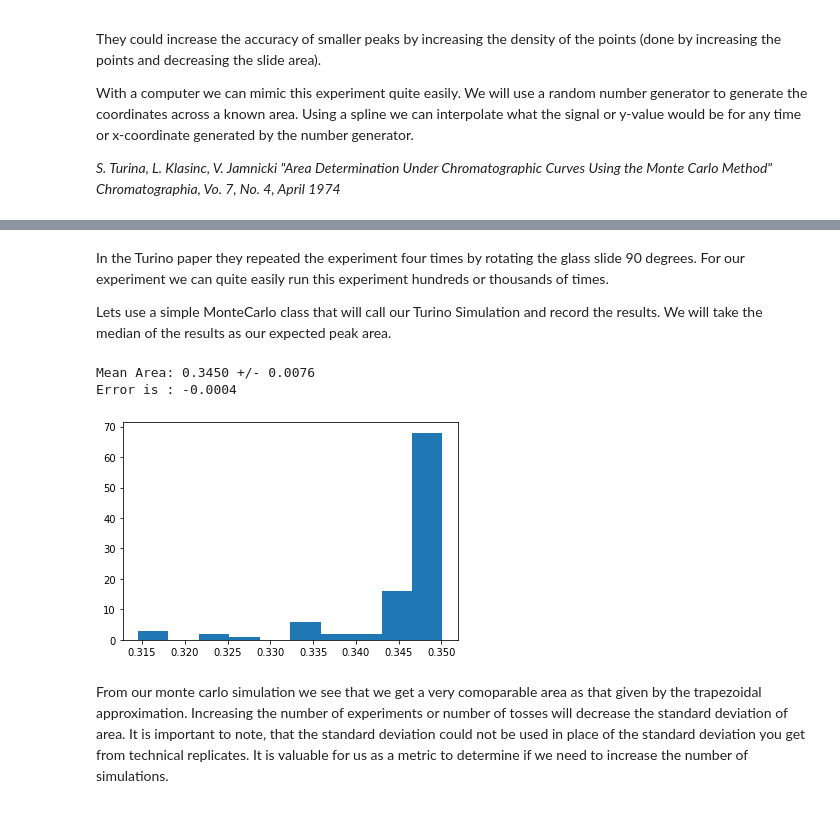
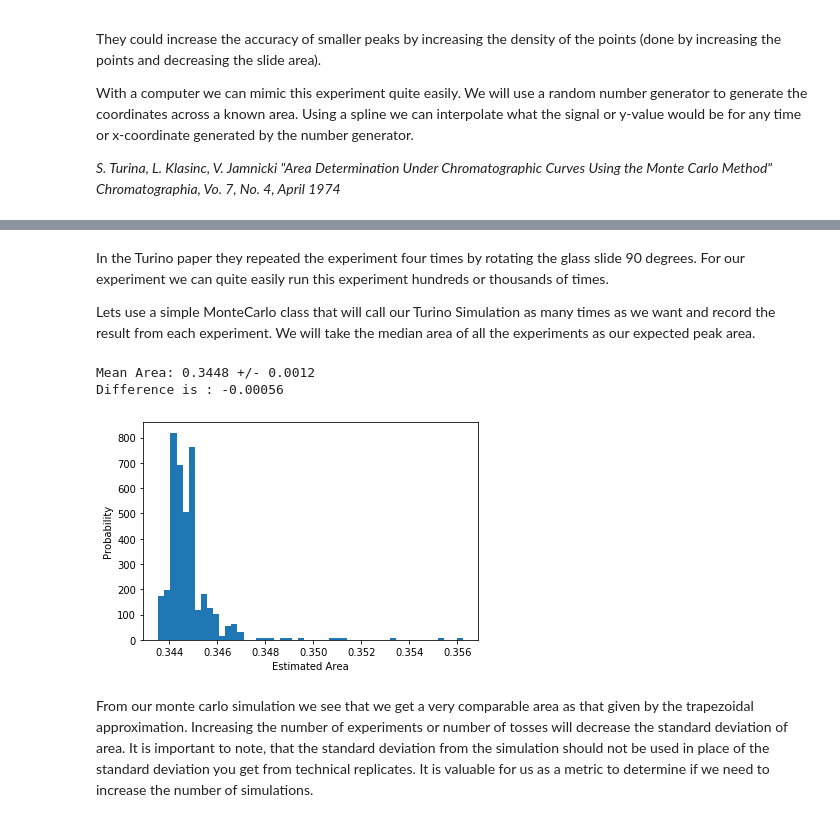
Before and after one commit to brae-pete/MonteCarlo, a Jupyter notebook: MC_TurinaPeakIntegration.ipynb, the cells around one changed output, grey strips where cells are left out. Saved outputs shown, nothing was run; the diff lists cells and outputs as text; code cells hidden in the pictures.

Commit message:
Turina Updates

```diff
--- a/MC_TurinaPeakIntegration.ipynb
+++ b/MC_TurinaPeakIntegration.ipynb
@@ -105,10 +113,11 @@ class TurinaArea:
         self.x = x
         self.spline = interp1d(x, y, kind='cubic')
         if max_y is None:
-            self.max_y = max(self.y)
+            max_y = max(self.y)
         if min_y is None:
-            self.min_y = min(self.y)
+            min_y = min(self.y)
         self.min_y = min_y
+        self.max_y = max_y
         self.min_x = min(x)
         self.max_x = max(x)
         self.area = (self.max_y-self.min_y)*(self.max_x-self.min_x)
@@ -198,7 +208,7 @@ plt.plot(np.abs(np.subtract(area,turina.history)))
 # %% [markdown]
 In the Turino paper they repeated the experiment four times by rotating the glass slide 90 degrees. For our experiment we can quite easily run this experiment hundreds or thousands of times.
 
-Lets use a simple MonteCarlo class that will call our Turino Simulation and record the results. We will take the median of the results as our expected peak area.
+Lets use a simple MonteCarlo class that will call our Turino Simulation as many times as we want and record the result from each experiment. We will take the median area of all the experiments as our expected peak area.
 # %%
 class MonteCarlo:
     """
@@ -220,17 +230,20 @@ class MonteCarlo:
 
         self.results = [simulation_object.simulate(*args,**kwargs) for i in range(number_of_simulations)]
 # %%
-turina = TurinaArea(peak_signal, peak_time)
+# Run a Monte Carlo simulation using 500 experiments with 1000 points for each experiment.
+turina = TurinaArea(peak_signal, peak_time, min_y=0)
 mc = MonteCarlo()
-mc.run(turina, number_of_simulations=100, tosses=200)
+mc.run(turina, number_of_simulations=500, tosses=1000)
 
 fig, ax = plt.subplots()
-ax.hist(mc.results)
+ax.hist(mc.results, bins=50, density=True)
+ax.set_ylabel('Probability')
+ax.set_xlabel('Estimated Area')
 print(f"Mean Area: {np.mean(mc.results):.4f} +/- {np.std(mc.results):.4f}")
-print(f"Error is : {np.mean(mc.results)-area :.4f}")
+print(f"Difference is : {np.mean(mc.results)-area :.5f}")
 # %% [output]
-Mean Area: 0.3450 +/- 0.0076
-Error is : -0.0004
+Mean Area: 0.3448 +/- 0.0012
+Difference is : -0.00056
-[figure, old version]
+[figure, new version]
 # %% [markdown]
-From our monte carlo simulation we see that we get a very comoparable area as that given by the trapezoidal approximation. Increasing the number of experiments or number of tosses will decrease the standard deviation of area. It is important to note, that the standard deviation could not be used in place of the standard deviation you get from technical replicates. It is valuable for us as a metric to determine if we need to increase the number of simulations.
+From our monte carlo simulation we see that we get a very comparable area as that given by the trapezoidal approximation. Increasing the number of experiments or number of tosses will decrease the standard deviation of area. It is important to note, that the standard deviation from the simulation should not be used in place of the standard deviation you get from technical replicates. It is valuable for us as a metric to determine if we need to increase the number of simulations.
```
Also changed, not shown: parts of 6 cells of this notebook.
